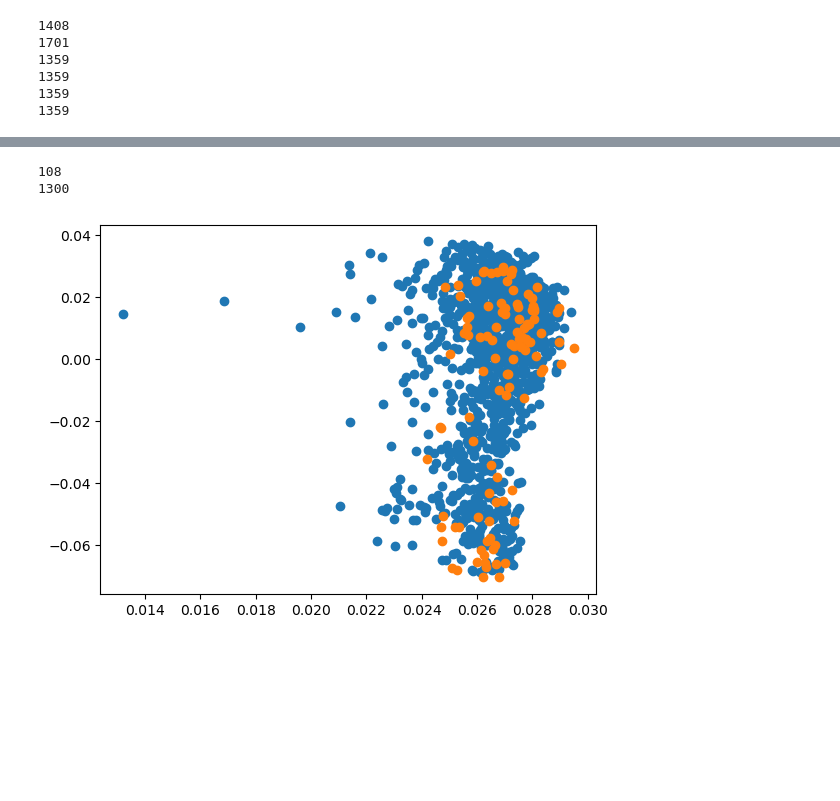
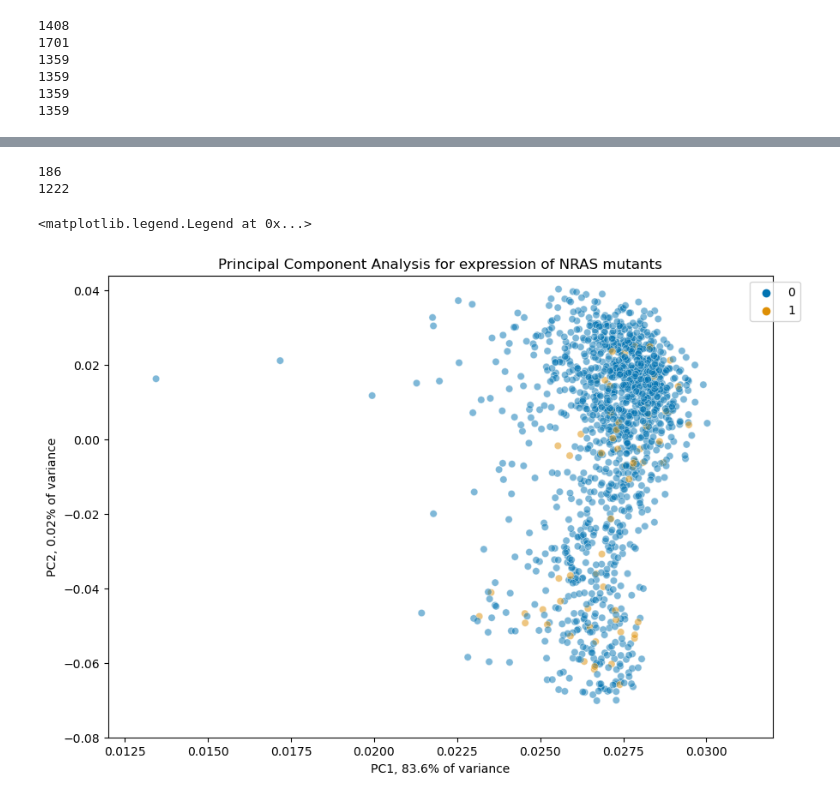
Before and after one commit to alanahmcintosh/Python_workspaces, a Jupyter notebook: Jupyter Notebook/Hotspot_Mutations_PCA copy.ipynb, the cells around one changed output, grey strips where cells are left out. Cells and saved outputs as stored; diff of their text form; code cells hidden in the pictures; blank space fills up the shorter version.

```diff
--- a/Jupyter Notebook/Hotspot_Mutations_PCA copy.ipynb
+++ b/Jupyter Notebook/Hotspot_Mutations_PCA copy.ipynb
@@ -51,7 +58,7 @@ plt.show()
 # %%
 ######read in gene expression csv as a dataframe, index so it reads in row names
 mutation = pd.read_csv('/home/alanah/Downloads/Hotspot_Mutations.csv', index_col=0)
-#mutation = mutation.replace(2,1)
+mutation = mutation.replace(2,1)
 
 ####extracting the column names and extracting row names
 column_names = list(mutation.columns.values)
@@ -76,6 +83,15 @@ pca_mutation.fit_transform(np.transpose(x_mut))
 print(pca_mutation.explained_variance_ratio_)
 
 ###### plot the PCA as a scatter plot with a component on eah axis
-plt.scatter(pca_mutation.components_[0,:] ,pca_mutation.components_[1,:])
+plt.figure(figsize=(10,7))
+sns.scatterplot(x=pca_mutation.components_[0,:], y=pca_mutation.components_[1,:])
+
+plt.title('DepMap Hotspot Mutations Principal Component Analysis')
+
+plt.xlabel('PC1, 32.9% of variance')
+plt.ylabel('PC2, 0.08% of variance')
+plt.ylim(-0.03, 0.105)
+plt.xlim(-0.02, 0.055)
+plt.legend(bbox_to_anchor=(1.05,1), loc='best')
 plt.show()
 # %% [output]
@@ -200,46 +236,50 @@ plt.show() # show PCA plot
 # %%
 ###### indexing all the columns where gene one has a damaging mutation (row indexes)
-mut_gene_one =np.where(x_mut[:,gene_one]==1)
+mut_gene_one =np.where(x_mut[:,gene_two]==1)
 
 #####  getting all the cell lines names ie the row names for the cell lines with a damaging mutation in gene one
 cell_lines = list(mutation.index[mut_gene_one])
 
 
 ###### for loop to get the row indexes where
 mut_celllines = list() #list of cellines (rows) where the damaging mutation appear
 no_mut_celllines = list() #list of cell lines (rows) where no mutation occurs
 for i in range(len(row_names)):     # for each variable in the range of the full length of the row_names list
     if cell_lines.count(row_names[i])>0: # if the row name in row_names is counted at least once
         mut_celllines.append(i)
     else: # append that row_name index to the overlap_exp list
         no_mut_celllines.append(i) # append the index where the row name from row_names appears in row_names_mut
 
 
 print(len(mut_celllines))
 print(len(no_mut_celllines))
 
 ###### new variabe with just the rows from the expression data for the cell lines with a damaging mutation and the inverse. Also doing the PCA bits
 geneone_mutexp = expression.iloc[mut_celllines]
 geneone_nomutexp = expression.iloc[no_mut_celllines]
 
 
 
 pca_e = PCA(n_components=2)
 pca_e.fit_transform(np.transpose(expression.iloc[:,].values))
 
-plt.scatter(pca_e.components_[0,no_mut_celllines], pca_e.components_[1,no_mut_celllines])
-plt.scatter(pca_e.components_[0,mut_celllines], pca_e.components_[1,mut_celllines])
+plt.figure(figsize=(10,7))
+sns.scatterplot(x=pca_joinexp.components_[0,:], y=pca_joinexp.components_[1,:], hue=joinable_mut.NRAS, palette=('colorblind'), alpha=.5)
 
+plt.title('Principal Component Analysis for expression of NRAS mutants')
+
+plt.xlabel('PC1, 83.6% of variance')
+plt.ylabel('PC2, 0.02% of variance')
+plt.ylim(-0.08, 0.044)
+plt.xlim(0.012, 0.032)
+plt.legend(bbox_to_anchor=(1.05,1), loc='best')
 
 plt.show()
-
-#print(np.where(x[a,:]))
-#joinable_mut = mutation.iloc[overlap_mut]
-#print(len(joinable_mut))
 # %% [output]
-108
-1300
+186
+1222
+<matplotlib.legend.Legend at 0x...>
-[figure, old version]
+[figure, new version]
 # %%
 ###### Create a new dataframe using the sample information containing only cell lines which exist in the joinable dfs ####
 ####read in sample_info.csv#####
```
Also changed, not shown: parts of 14 cells of this notebook, 1 other file.
